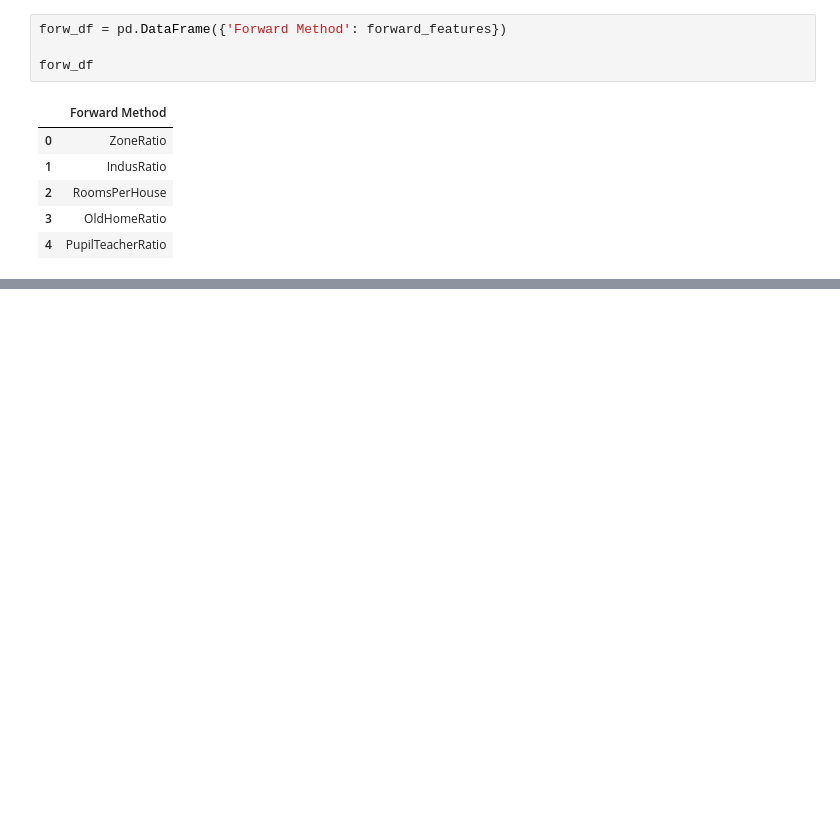
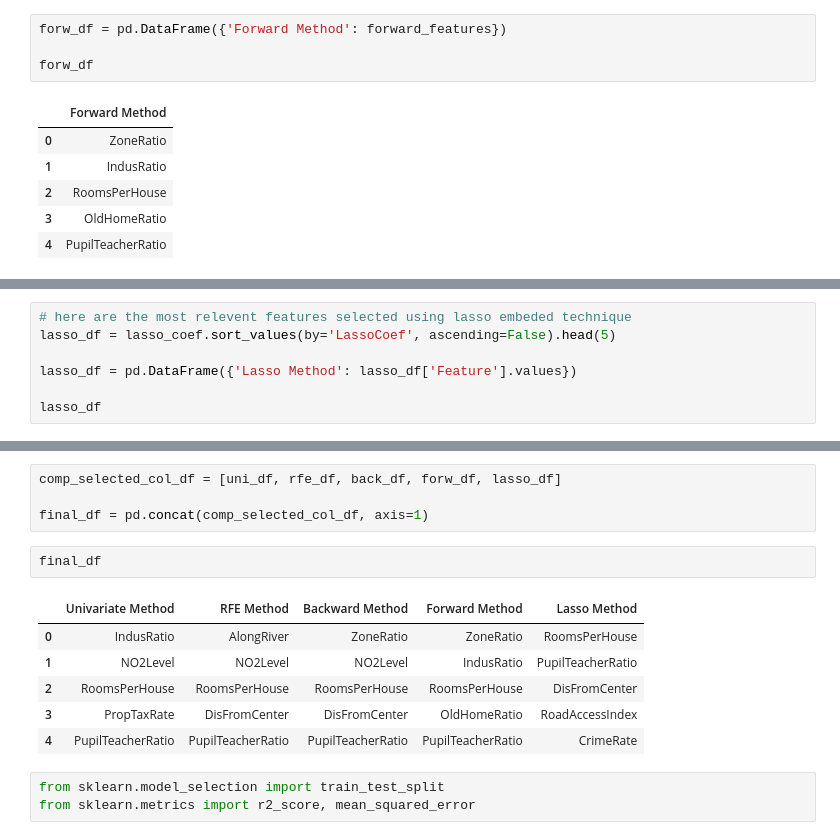
Before and after one commit to nehakale1403/Machine_Learning_Pluralsight, a Jupyter notebook: PreparingDataForFeatureEngineeringAndML/PerformingFeatureSelection.ipynb, the cells around one changed output, grey strips where cells are left out. Cells and saved outputs as stored; diff of their text form; blank space fills up the shorter version.

Commit message:
Embedded method for feature selection

```diff
--- a/PreparingDataForFeatureEngineeringAndML/PerformingFeatureSelection.ipynb
+++ b/PreparingDataForFeatureEngineeringAndML/PerformingFeatureSelection.ipynb
@@ -305,0 +349,7 @@ forw_df
+# %%
+# here are the most relevent features selected using lasso embeded technique
+lasso_df = lasso_coef.sort_values(by='LassoCoef', ascending=False).head(5)
+
+lasso_df = pd.DataFrame({'Lasso Method': lasso_df['Feature'].values})
+
+lasso_df
@@ -305,0 +363,16 @@ forw_df
+# %%
+comp_selected_col_df = [uni_df, rfe_df, back_df, forw_df, lasso_df]
+
+final_df = pd.concat(comp_selected_col_df, axis=1)
+# %%
+final_df
+# %% [output]
+|  | Univariate Method | RFE Method | Backward Method | Forward Method | Lasso Method |
+| 0 | IndusRatio | AlongRiver | ZoneRatio | ZoneRatio | RoomsPerHouse |
+| 1 | NO2Level | NO2Level | NO2Level | IndusRatio | PupilTeacherRatio |
+| 2 | RoomsPerHouse | RoomsPerHouse | RoomsPerHouse | RoomsPerHouse | DisFromCenter |
+| 3 | PropTaxRate | DisFromCenter | DisFromCenter | OldHomeRatio | RoadAccessIndex |
+| 4 | PupilTeacherRatio | PupilTeacherRatio | PupilTeacherRatio | PupilTeacherRatio | CrimeRate |
+# %%
+from sklearn.model_selection import train_test_split
+from sklearn.metrics import r2_score, mean_squared_error
```
Also changed, not shown: parts of 11 cells of this notebook.
